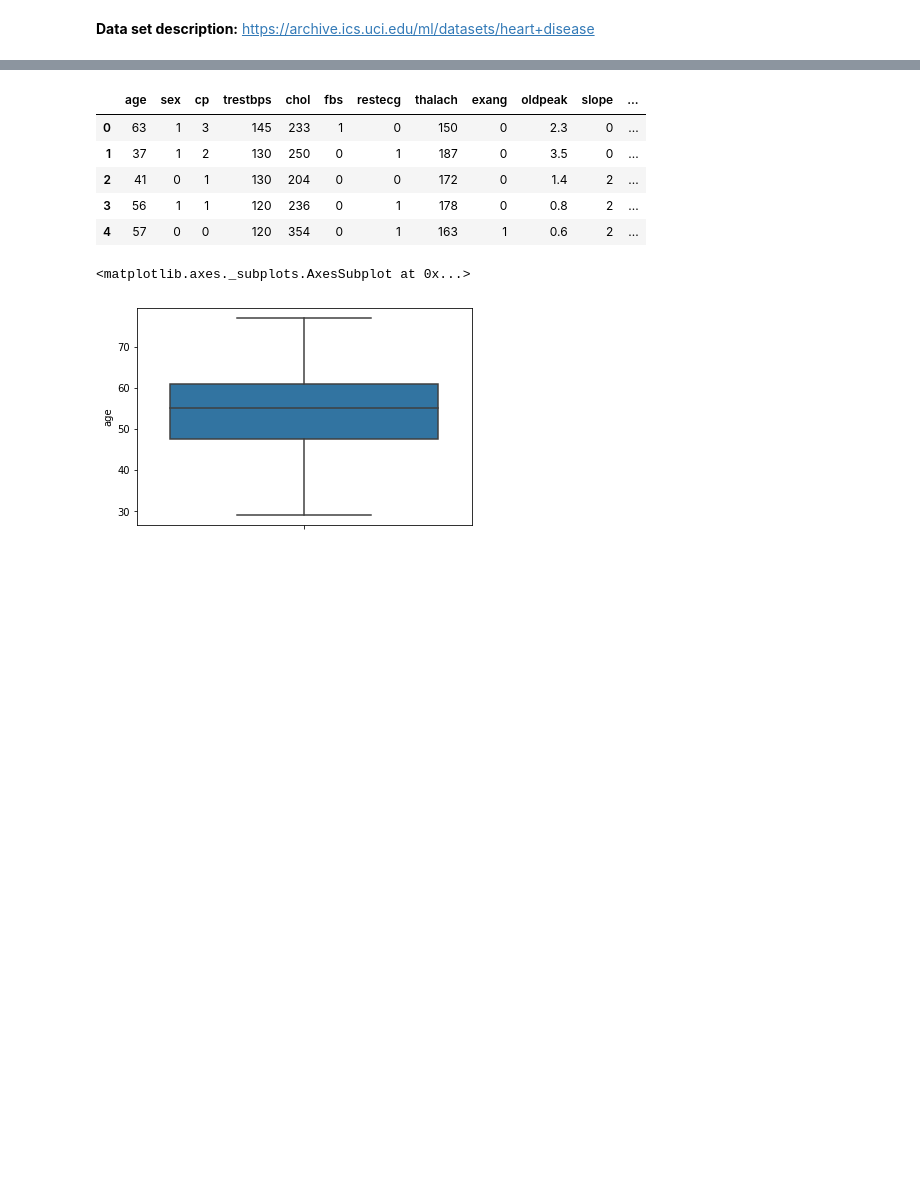
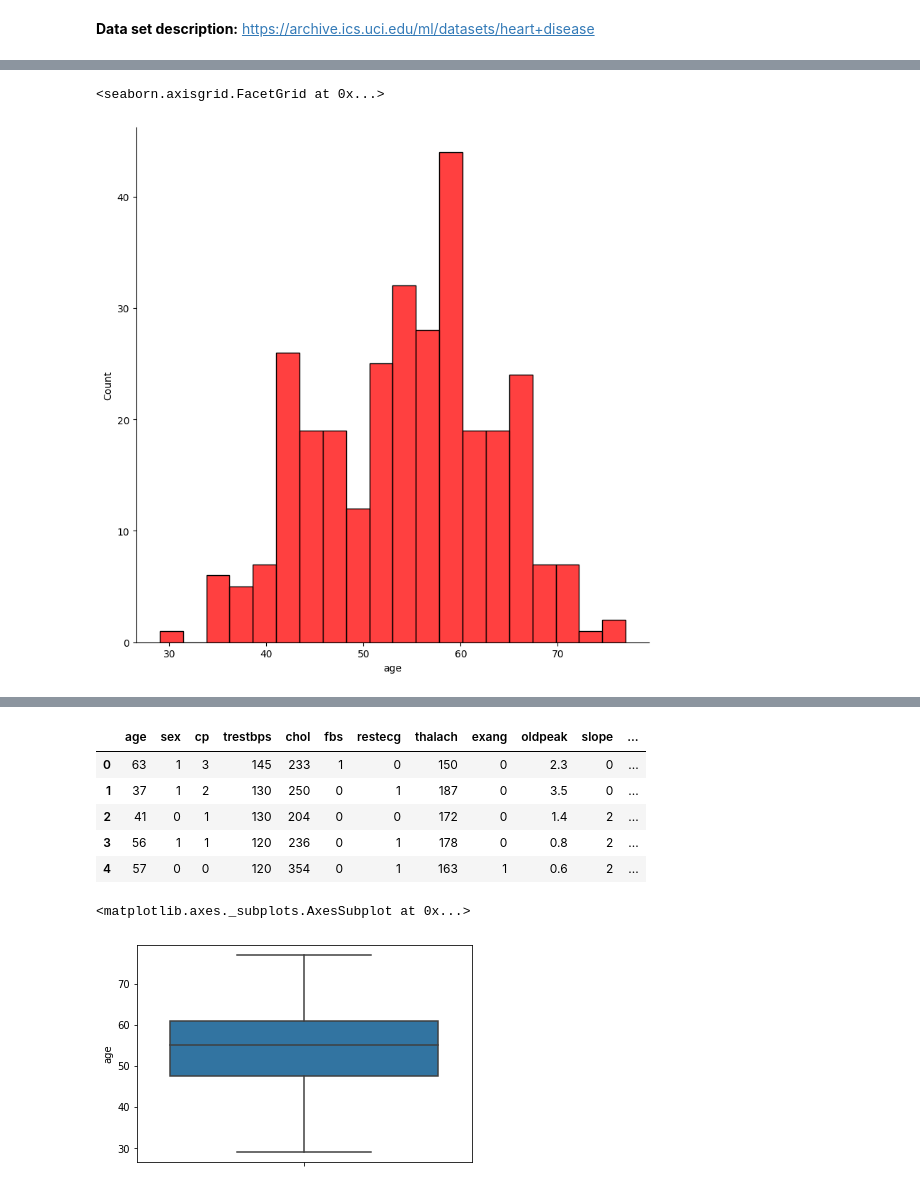
Before and after one commit to VivianeSouza923/HCIA_AI_HUAWEI_STUDY_if, a Jupyter notebook: Matplotlib_and_Seaborn01.ipynb, the cells around one changed output, grey strips where cells are left out. Cells and saved outputs as stored; diff of their text form; code cells hidden in the pictures; blank space fills up the shorter version.

```diff
--- a/Matplotlib_and_Seaborn01.ipynb
+++ b/Matplotlib_and_Seaborn01.ipynb
@@ -203,0 +220,6 @@ data_heart.head()
+# %%
+# posso trocar a cor desses retângulos, escolher a altura do plot, que será de 8 unidades.
+sns.displot(data_heart['age'], bins=20, color='r', height=8)
+# %% [output]
+<seaborn.axisgrid.FacetGrid at 0x...>
+[figure, added]
```
Also changed, not shown: parts of 31 cells of this notebook.
